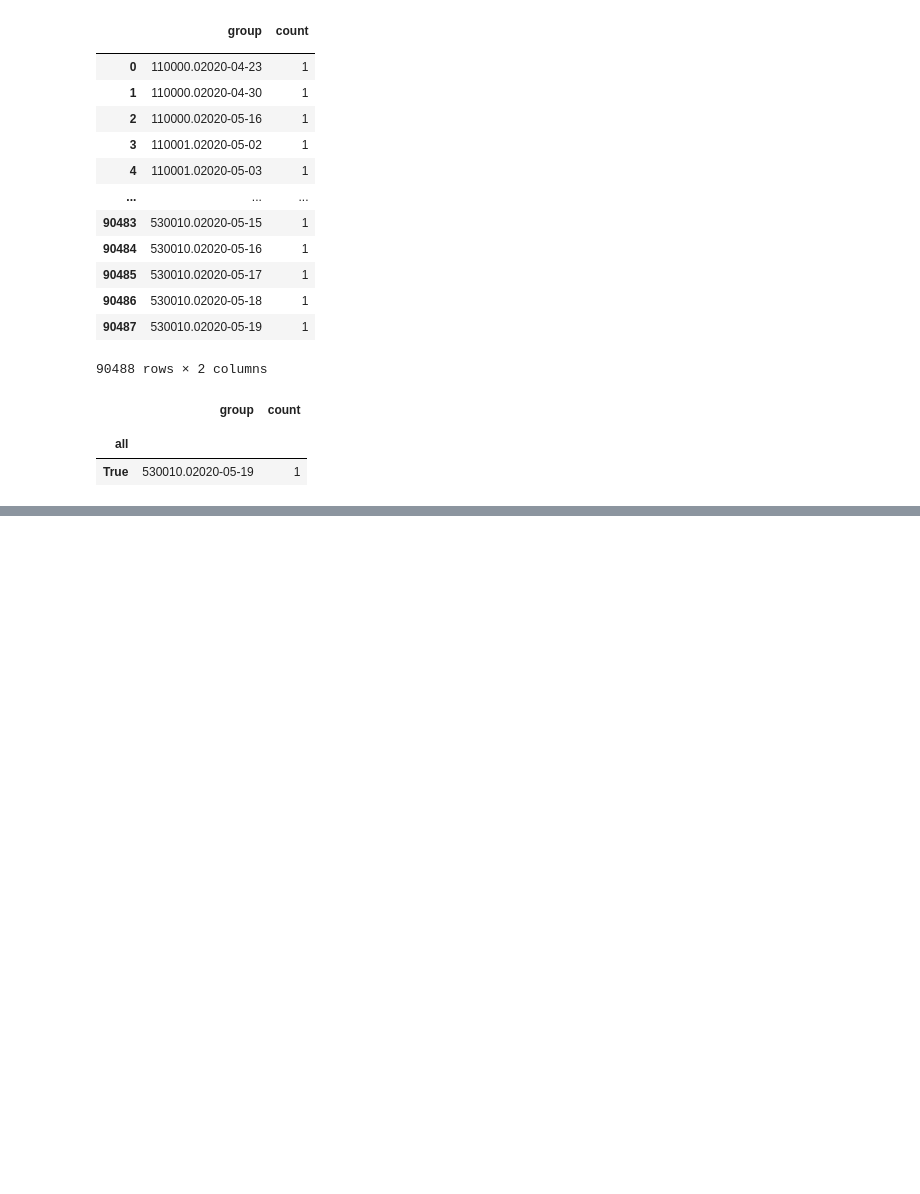
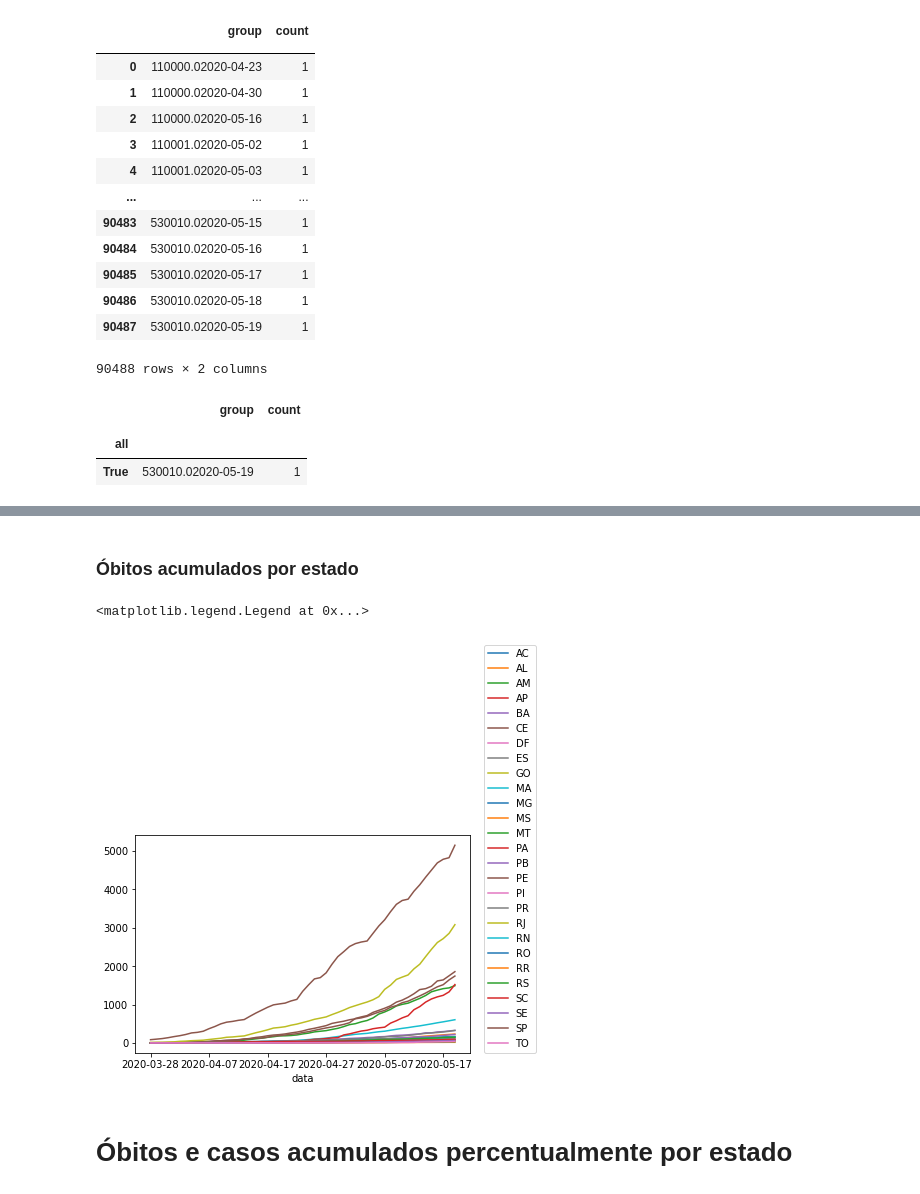
Before and after one commit to LucaDillenburg/Data-Analytics-Covid, a Jupyter notebook: main.ipynb, the cells around one changed output, grey strips where cells are left out. Saved outputs shown, nothing was run; the diff lists cells and outputs as text; code cells hidden in the pictures; blank space fills up the shorter version.

```diff
--- a/main.ipynb
+++ b/main.ipynb
@@ -521,0 +612,10 @@ df_total_acumulados.groupby('all').sum()
+# %% [markdown]
+### Óbitos acumulados por estado
+# %%
+df_dados_estado.pivot(index='data', columns='estado', values='obitosAcumulado').plot()
+plt.legend(loc=(1.04,0))
+# %% [output]
+<matplotlib.legend.Legend at 0x...>
+[figure, added]
+# %% [markdown]
+# Óbitos e casos acumulados percentualmente por estado
```
Also changed, not shown: parts of 43 cells of this notebook.
